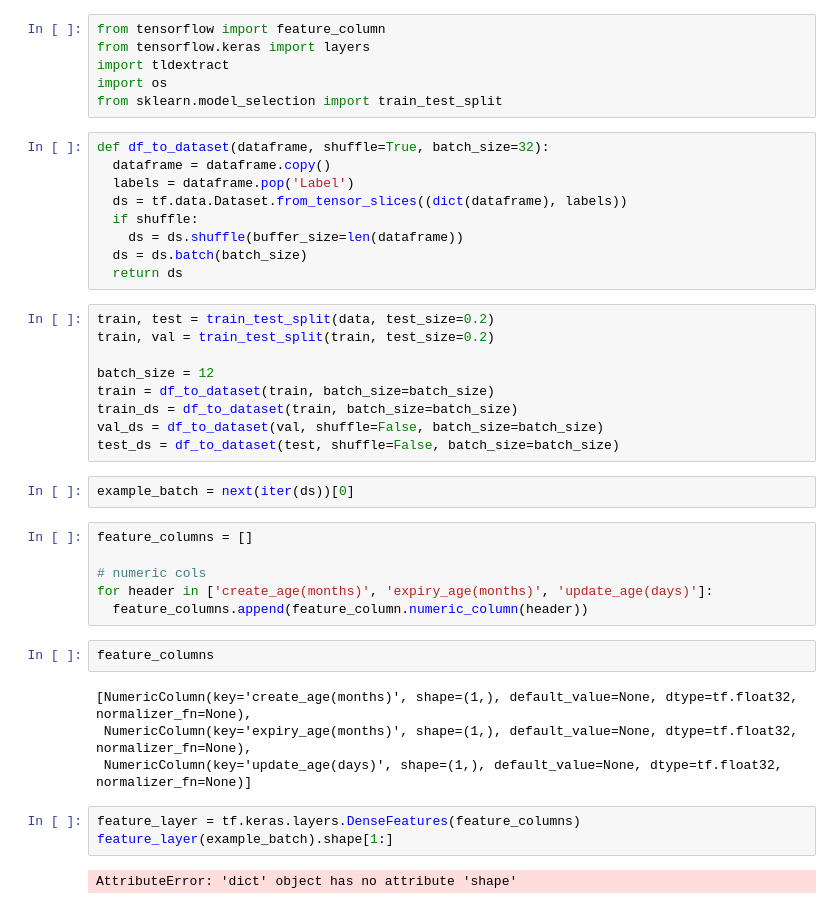
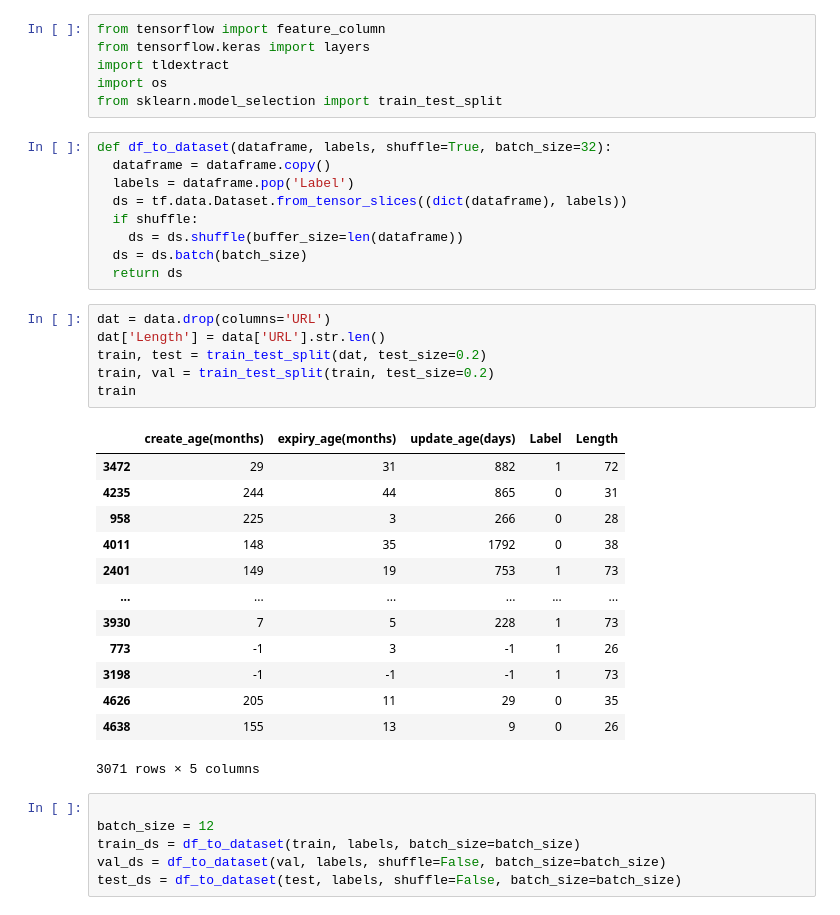
Before and after one commit to shawnrosofsky/MITREHackathonChallengeGroup, a Jupyter notebook: test_model_Shawn.ipynb, the cells around one changed output. Drawn from its saved outputs; the diff is of its cells as text.

```diff
--- a/test_model_Shawn.ipynb
+++ b/test_model_Shawn.ipynb
@@ -137,7 +137,7 @@ import tldextract
 import os
 from sklearn.model_selection import train_test_split
 # %%
-def df_to_dataset(dataframe, shuffle=True, batch_size=32):
+def df_to_dataset(dataframe, labels, shuffle=True, batch_size=32):
   dataframe = dataframe.copy()
   labels = dataframe.pop('Label')
   ds = tf.data.Dataset.from_tensor_slices((dict(dataframe), labels))
@@ -145,32 +145,30 @@ def df_to_dataset(dataframe, shuffle=True, batch_size=32):
     ds = ds.shuffle(buffer_size=len(dataframe))
   ds = ds.batch(batch_size)
   return ds
+# %%
+dat = data.drop(columns='URL')
+dat['Length'] = data['URL'].str.len()
+train, test = train_test_split(dat, test_size=0.2)
+train, val = train_test_split(train, test_size=0.2)
+train
+# %% [output]
+|  | create_age(months) | expiry_age(months) | update_age(days) | Label | Length |
+| 3472 | 29 | 31 | 882 | 1 | 72 |
+| 4235 | 244 | 44 | 865 | 0 | 31 |
+| 958 | 225 | 3 | 266 | 0 | 28 |
+| 4011 | 148 | 35 | 1792 | 0 | 38 |
+| 2401 | 149 | 19 | 753 | 1 | 73 |
+| ... | ... | ... | ... | ... | ... |
+| 3930 | 7 | 5 | 228 | 1 | 73 |
+| 773 | -1 | 3 | -1 | 1 | 26 |
+| 3198 | -1 | -1 | -1 | 1 | 73 |
+| 4626 | 205 | 11 | 29 | 0 | 35 |
+| 4638 | 155 | 13 | 9 | 0 | 26 |
+3071 rows × 5 columns
 # %%
-train, test = train_test_split(data, test_size=0.2)
-train, val = train_test_split(train, test_size=0.2)
 
 batch_size = 12
-train = df_to_dataset(train, batch_size=batch_size)
-train_ds = df_to_dataset(train, batch_size=batch_size)
-val_ds = df_to_dataset(val, shuffle=False, batch_size=batch_size)
-test_ds = df_to_dataset(test, shuffle=False, batch_size=batch_size)
+train_ds = df_to_dataset(train, labels, batch_size=batch_size)
+val_ds = df_to_dataset(val, labels, shuffle=False, batch_size=batch_size)
+test_ds = df_to_dataset(test, labels, shuffle=False, batch_size=batch_size)
-# %%
-example_batch = next(iter(ds))[0]
-# %%
-feature_columns = []
-
-# numeric cols
-for header in ['create_age(months)', 'expiry_age(months)', 'update_age(days)']:
-  feature_columns.append(feature_column.numeric_column(header))
-# %%
-feature_columns
-# %% [output]
-[NumericColumn(key='create_age(months)', shape=(1,), default_value=None, dtype=tf.float32, normalizer_fn=None),
- NumericColumn(key='expiry_age(months)', shape=(1,), default_value=None, dtype=tf.float32, normalizer_fn=None),
- NumericColumn(key='update_age(days)', shape=(1,), default_value=None, dtype=tf.float32, normalizer_fn=None)]
-# %%
-feature_layer = tf.keras.layers.DenseFeatures(feature_columns)
-feature_layer(example_batch).shape[1:]
-# %% [output]
-AttributeError: 'dict' object has no attribute 'shape'
 # %%
```
Also changed, not shown: parts of 5 cells of this notebook.
